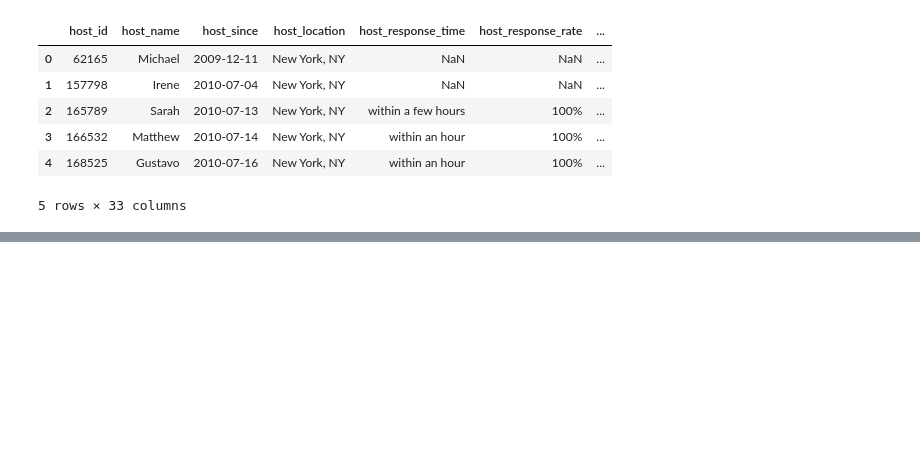
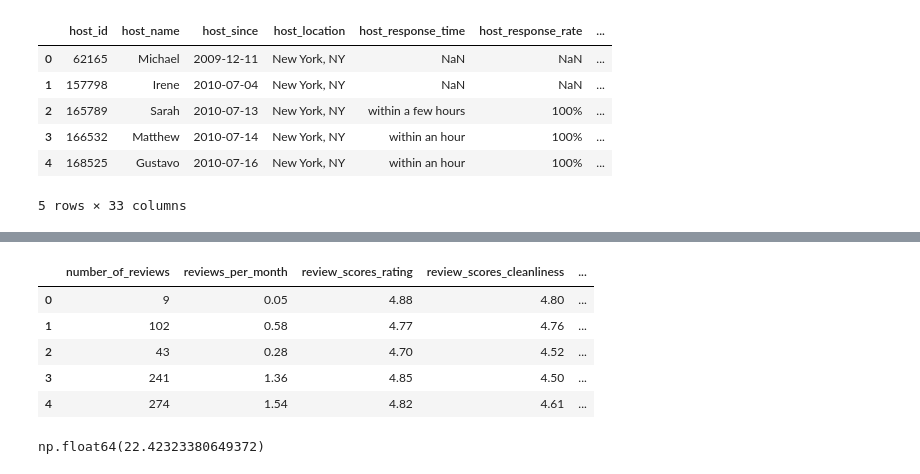
Before and after one commit to KyungminChang/data-analysis-project-BBB, a Jupyter notebook: 01_preprocessiong.ipynb, the cells around one changed output, grey strips where cells are left out. Drawn from its saved outputs; the diff is of its cells as text; code cells hidden in the pictures; blank space fills up the shorter version.

```diff
--- a/01_preprocessiong.ipynb
+++ b/01_preprocessiong.ipynb
@@ -161,0 +197,9 @@ Name: count, dtype: int64
+# %%
+df_review.head()
+# %% [output]
+|  | number_of_reviews | reviews_per_month | review_scores_rating | review_scores_cleanliness | ... |
+| 0 | 9 | 0.05 | 4.88 | 4.80 | ... |
+| 1 | 102 | 0.58 | 4.77 | 4.76 | ... |
+| 2 | 43 | 0.28 | 4.70 | 4.52 | ... |
+| 3 | 241 | 1.36 | 4.85 | 4.50 | ... |
+| 4 | 274 | 1.54 | 4.82 | 4.61 | ... |
@@ -161,0 +211,4 @@ Name: count, dtype: int64
+# %%
+df_super['host_listings_count'].mean()
+# %% [output]
+np.float64(22.42323380649372)
```
Also changed, not shown: parts of 10 cells of this notebook.
